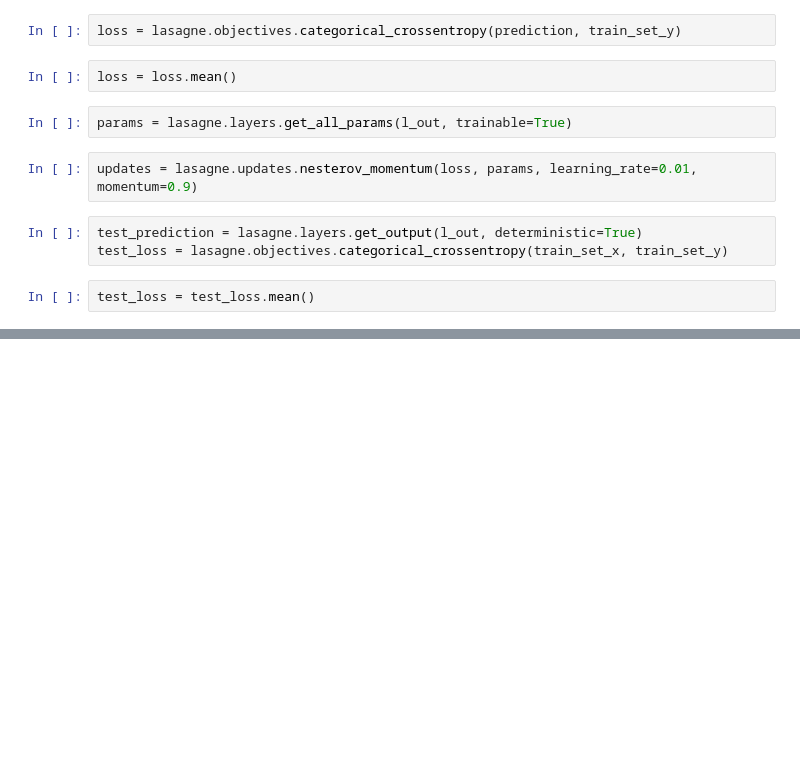
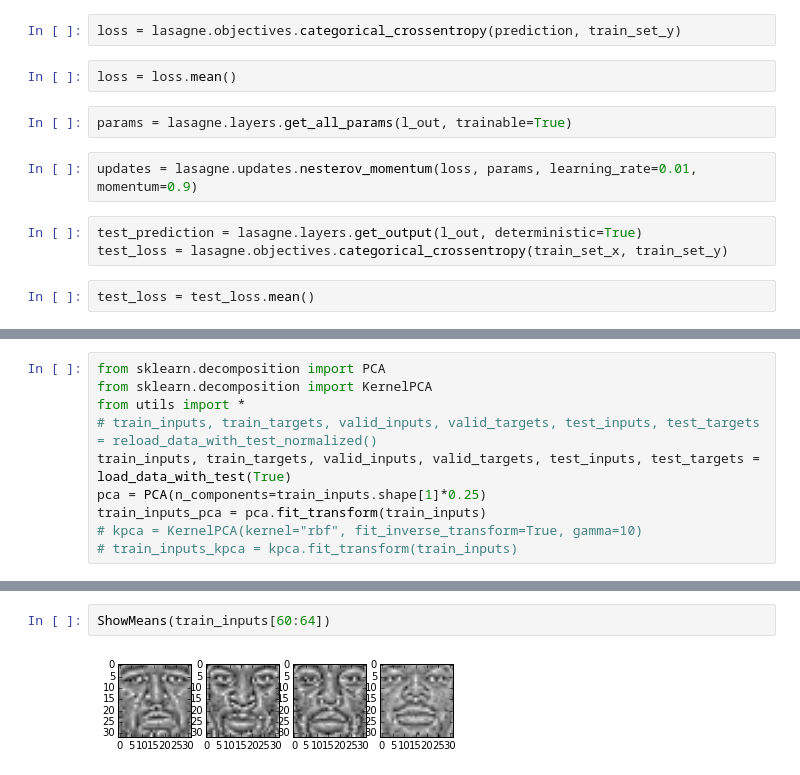
Before and after one commit to Takonan/csc411_a3, a Jupyter notebook: Lasagne .ipynb, the cells around one changed output, grey strips where cells are left out. Saved outputs shown, nothing was run; the diff lists cells and outputs as text; blank space fills up the shorter version.

```diff
--- a/Lasagne .ipynb
+++ b/Lasagne .ipynb
@@ -325,0 +999,10 @@ tensor(*args, **kwargs)
+# %%
+from sklearn.decomposition import PCA
+from sklearn.decomposition import KernelPCA
+from utils import *
+# train_inputs, train_targets, valid_inputs, valid_targets, test_inputs, test_targets = reload_data_with_test_normalized()
+train_inputs, train_targets, valid_inputs, valid_targets, test_inputs, test_targets = load_data_with_test(True)
+pca = PCA(n_components=train_inputs.shape[1]*0.25)
+train_inputs_pca = pca.fit_transform(train_inputs)
+# kpca = KernelPCA(kernel="rbf", fit_inverse_transform=True, gamma=10)
+# train_inputs_kpca = kpca.fit_transform(train_inputs)
@@ -325,0 +1027,4 @@ tensor(*args, **kwargs)
+# %%
+ShowMeans(train_inputs[60:64])
+# %% [output]
+[figure, added]
```
Also changed, not shown: parts of 55 cells of this notebook.
